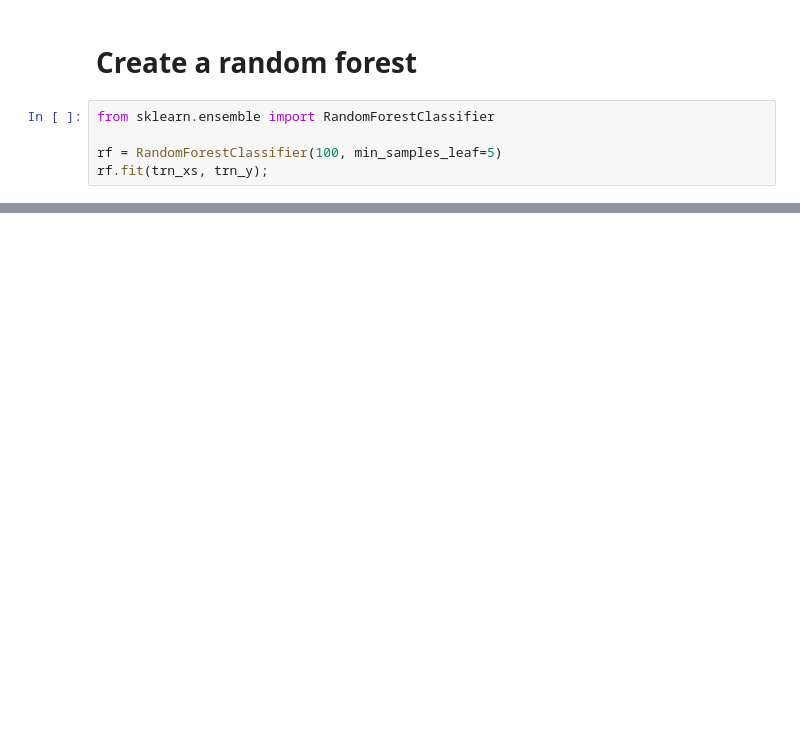
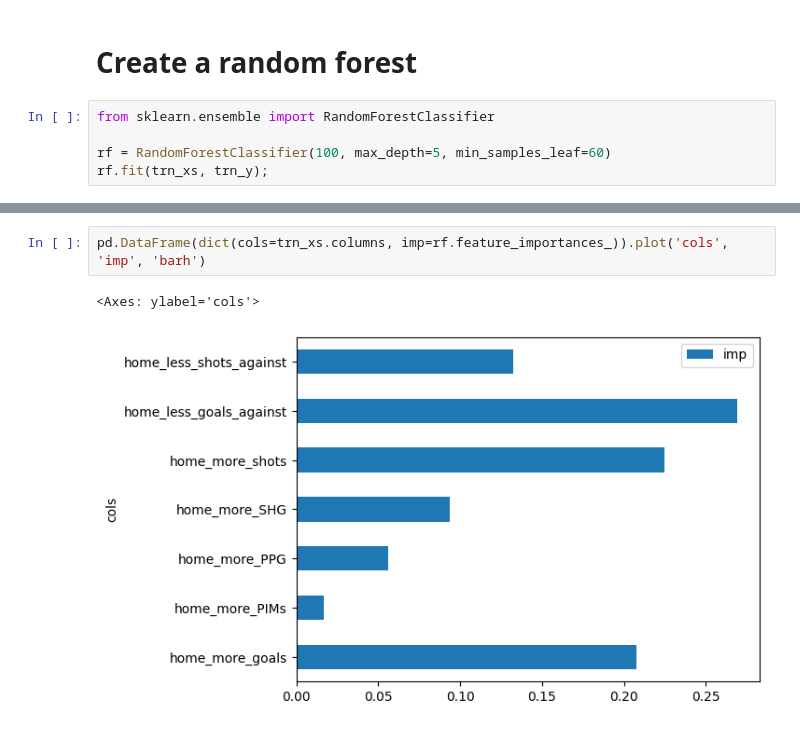
Before and after one commit to alexoh554/nhl-prediction-model, a Jupyter notebook: random_forsest.ipynb, the cells around one changed output, grey strips where cells are left out. Saved outputs shown, nothing was run; the diff lists cells and outputs as text; blank space fills up the shorter version.

Commit message:
Finished random forest

```diff
--- a/random_forsest.ipynb
+++ b/random_forsest.ipynb
@@ -75,5 +75,5 @@ draw_tree(m, trn_xs, size=10)
 # %%
 from sklearn.ensemble import RandomForestClassifier
 
-rf = RandomForestClassifier(100, min_samples_leaf=5)
+rf = RandomForestClassifier(100, max_depth=5, min_samples_leaf=60)
 rf.fit(trn_xs, trn_y);
@@ -79,0 +95,5 @@ rf.fit(trn_xs, trn_y);
+# %%
+pd.DataFrame(dict(cols=trn_xs.columns, imp=rf.feature_importances_)).plot('cols', 'imp', 'barh')
+# %% [output]
+<Axes: ylabel='cols'>
+[figure, added]
```
Also changed, not shown: parts of 1 cell of this notebook, 6 other files.
